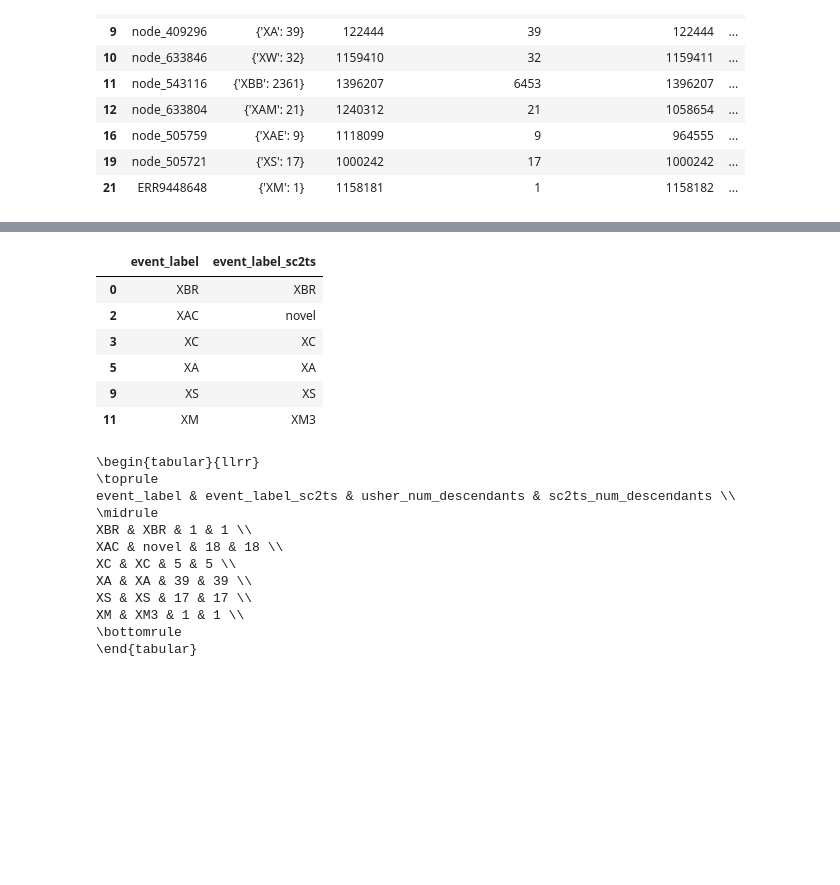
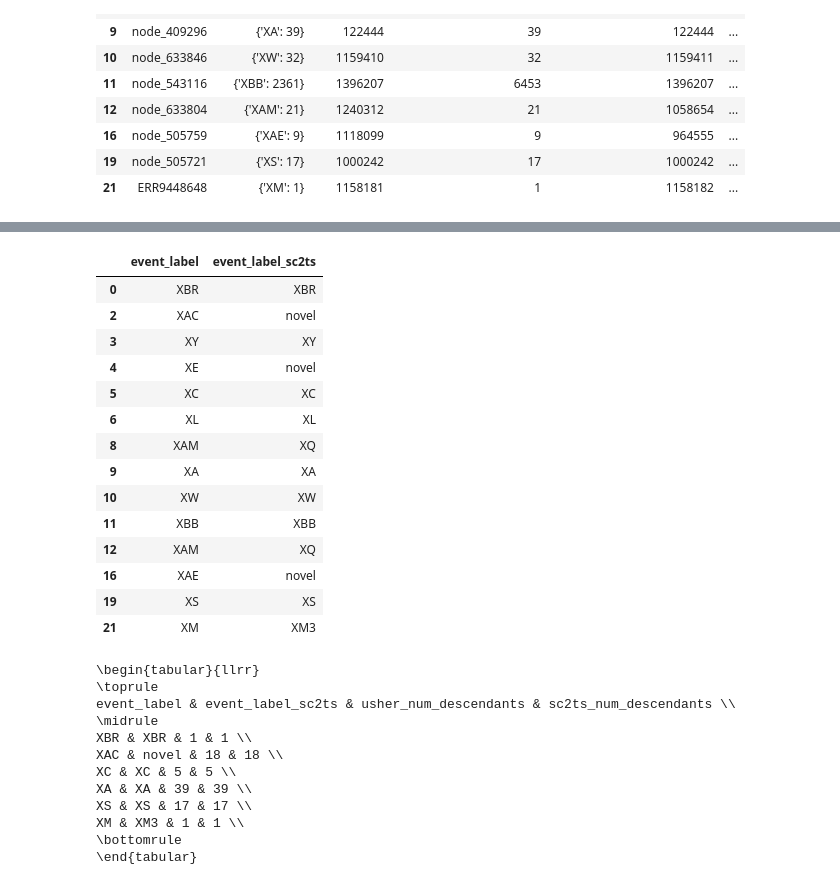
Before and after one commit to jeromekelleher/sc2ts-paper, a Jupyter notebook: notebooks/analysis_ripples.ipynb, the cells around one changed output, grey strips where cells are left out. Cells and saved outputs as stored; diff of their text form; code cells hidden in the pictures; blank space fills up the shorter version.

```diff
--- a/notebooks/analysis_ripples.ipynb
+++ b/notebooks/analysis_ripples.ipynb
@@ -268,3 +264,9 @@ collections.Counter(mapping.values()).most_common(5)
 # %%
 # Remove the novel XBB.1 also
 mapping = {k: v for k, v in mapping.items() if v not in ["XAD", "XBB.1"]}
+# %%
+node = pango_x_events[pango_x_events["root_pango"] == "XH"]["closest_recombinant"].values[0]
+mapping[int(node)] = "XE/XH"
+
+node = pango_x_events[pango_x_events["root_pango"] == "XZ"]["closest_recombinant"].values[0]
+mapping[int(node)] = "Xx"
@@ -298,15 +320,40 @@ df_sc2ts_x_events
 # %%
 def label_events(df):
     event_label = {}
+    sc2ts_event_label = {}
     for key, row in df.iterrows():
         d = row["pango_counts"]
         event_label[key] = "messy"
         if len(d) == 1:
             event_label[key] = list(d.keys())[0]
+        sc2ts_event_label[key] = mapping.get(row["sc2ts_closest_recombinant"], "NA")
+        if "XB" in d:
+            sc2ts_event_label[key] = "XB"
     df["event_label"] = event_label
+    df["sc2ts_event_label"] = sc2ts_event_label
     return df
 
 
 
-dfp4_x = label_events(dfp4_x)
-dfp3_x = label_events(dfp3_x)
+dfp3_x = label_events(dfp3_x).copy()
+# %%
+# Manually correct the recombinant path lens for a few
+events = ["XBR", "XM3", "XY", "XW"]
+
+dfp3_x.loc[dfp3_x["sc2ts_event_label"].isin(events), "sc2ts_closest_recombinant_path_len"] = 0
+# %%
+sc2ts_event_type = {}
+for k, row in dfp3_x.iterrows():
+    path_len = row["sc2ts_closest_recombinant_path_len"]
+    if path_len == 0:
+        e = "I"
+    elif path_len < 10**6:
+        e = "II"
+    else:
+        e = "NA"
+    if "XB" in row["pango_counts"]:
+        e = "IV"
+    sc2ts_event_type[k] = e
+
+
+dfp3_x["sc2ts_event_type"] = sc2ts_event_type
@@ -341,13 +449,21 @@ dfp4_x[dfp4_x.event_label != "messy"]
 # %%
-dfp4_x[dfp4_x.event_label != "messy"].join(df_sc2ts, on="sc2ts_closest_recombinant", rsuffix="_sc2ts")[["event_label", "event_label_sc2ts"]]
+dfp3_x[dfp3_x.event_label != "messy"].join(df_sc2ts, on="sc2ts_closest_recombinant", rsuffix="_sc2ts")[["event_label", "event_label_sc2ts"]]
 # %% [output]
 |  | event_label | event_label_sc2ts |
 | 0 | XBR | XBR |
 | 2 | XAC | novel |
-| 3 | XC | XC |
-| 5 | XA | XA |
-| 9 | XS | XS |
-| 11 | XM | XM3 |
+| 3 | XY | XY |
+| 4 | XE | novel |
+| 5 | XC | XC |
+| 6 | XL | XL |
+| 8 | XAM | XQ |
+| 9 | XA | XA |
+| 10 | XW | XW |
+| 11 | XBB | XBB |
+| 12 | XAM | XQ |
+| 16 | XAE | novel |
+| 19 | XS | XS |
+| 21 | XM | XM3 |
 # %%
 cols = ["event_label", "event_label_sc2ts", "usher_num_descendants", "sc2ts_num_descendants"]
 t = dfp3_x[dfp3_x.event_label != "messy"].join(df_sc2ts, on="sc2ts_closest_recombinant", rsuffix="_sc2ts")
```
Also changed, not shown: parts of 48 cells of this notebook, 1 other file.
